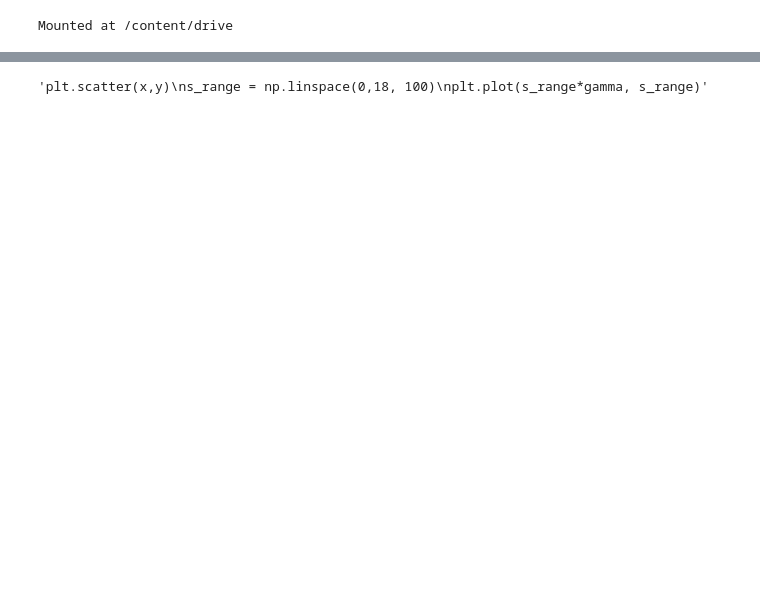
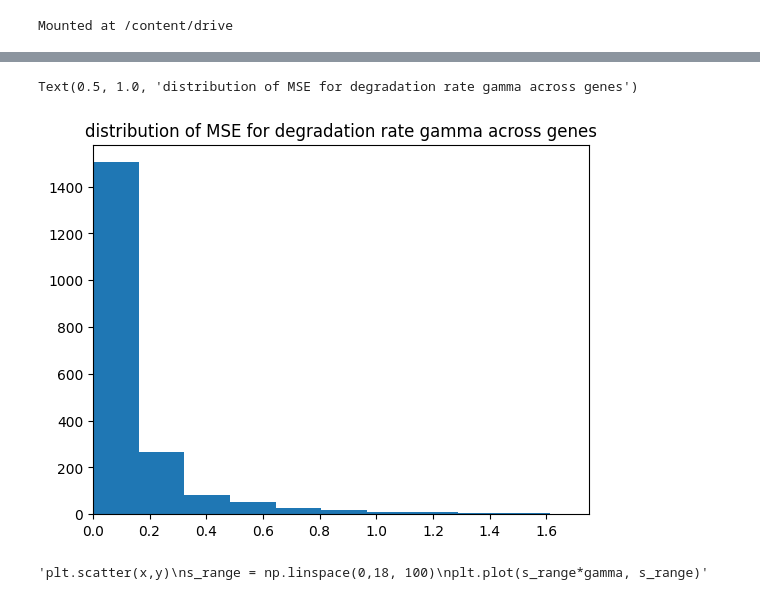
Before and after one commit to leonardogolinelli/GeneExpressionDynamics, a Jupyter notebook: velocyto_implementation.ipynb, the cells around one changed output, grey strips where cells are left out. Cells and saved outputs as stored; diff of their text form; code cells hidden in the pictures; blank space fills up the shorter version.

```diff
--- a/velocyto_implementation.ipynb
+++ b/velocyto_implementation.ipynb
@@ -63,6 +65,13 @@ for i in range(2000):
   v = x - gamma * y
   dic[str(i)]['v'] = v
   velocities[:,i] = v
+# %%
+plt.hist(gamma_mse, bins=40)
+plt.xlim((0,1.75))
+plt.title("distribution of MSE for degradation rate gamma across genes")
+# %% [output]
+Text(0.5, 1.0, 'distribution of MSE for degradation rate gamma across genes')
+[figure, added]
 # %%
 """plt.scatter(x,y)
 s_range = np.linspace(0,18, 100)
```
Also changed, not shown: parts of 4 cells of this notebook.
